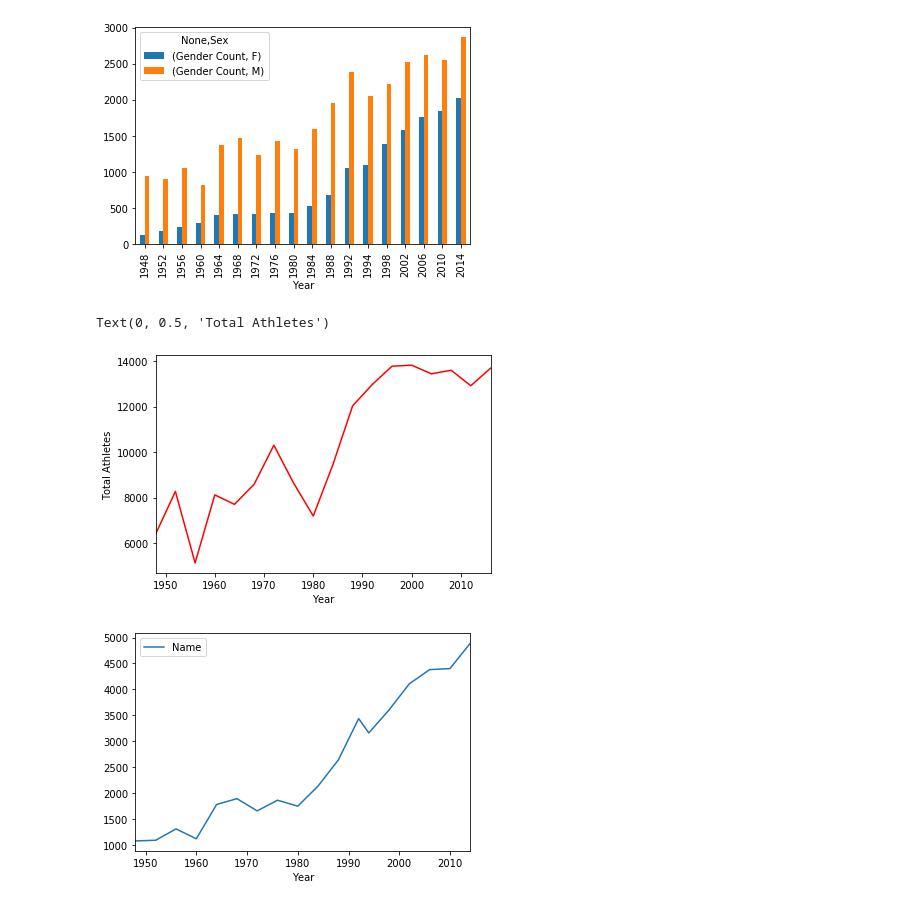
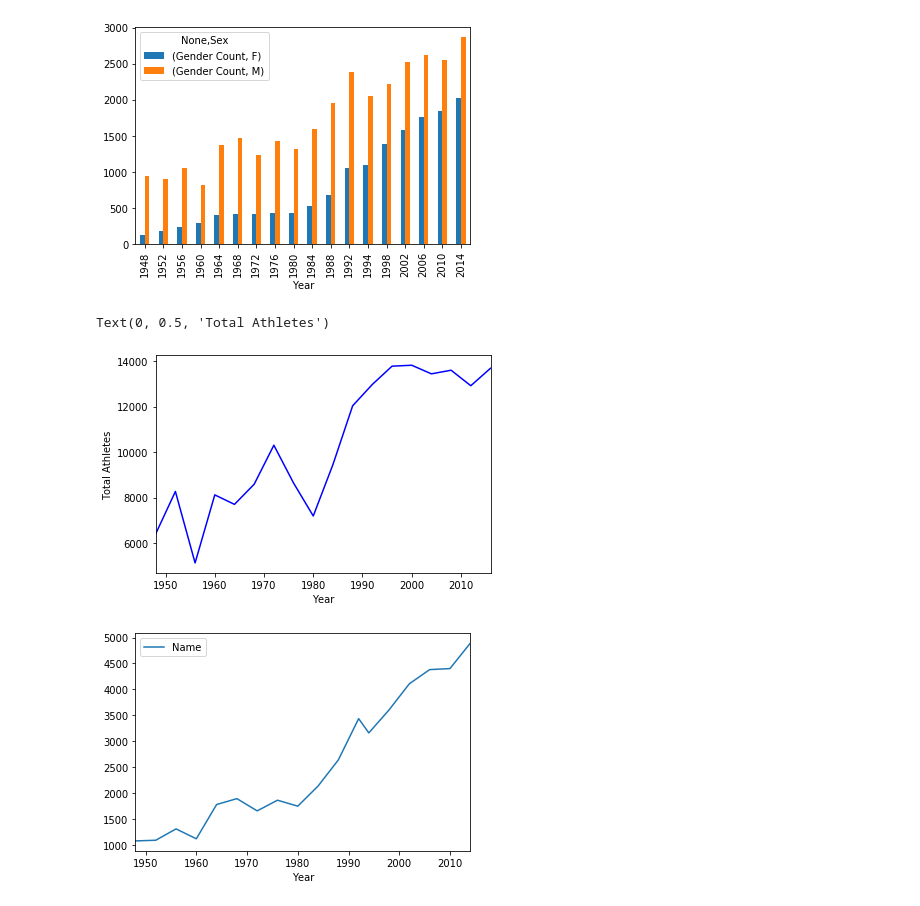
Before and after one commit to tysorensen/project1-group1, a Jupyter notebook: olympic_data.ipynb, the cells around one changed output. Saved outputs shown, nothing was run; the diff lists cells and outputs as text; code cells hidden in the pictures.

```diff
--- a/olympic_data.ipynb
+++ b/olympic_data.ipynb
@@ -177,19 +177,19 @@ gender_line_graph = gender_count_rename.plot.bar()
 # %%
 # INCREASE IN TOTAL SUMMER OLYMPIC ATHLETES OVER TIME
 
 # group summer games by year
 grouped_year = summer_olympics.groupby(["Year"])
 
 total_athletes_summer = grouped_year["Name"].count()
 
 total_athletes_summer_df = pd.DataFrame(total_athletes_summer)
 total_athletes_summer_df
 
-total_athlete_line_graph = total_athletes_summer_df.plot.line(legend=False, color="Red")
+total_athlete_line_graph = total_athletes_summer_df.plot.line(legend=False, color="Blue")
 total_athlete_line_graph.set_ylabel("Total Athletes")
 # %% [output]
 Text(0, 0.5, 'Total Athletes')
-[figure, old version]
+[figure, new version]
 # %%
 # INCREASE IN TOTAL WINTER OLYMPIC ATHLETES OVER TIME
 
```
Also changed, not shown: parts of 5 cells of this notebook.
